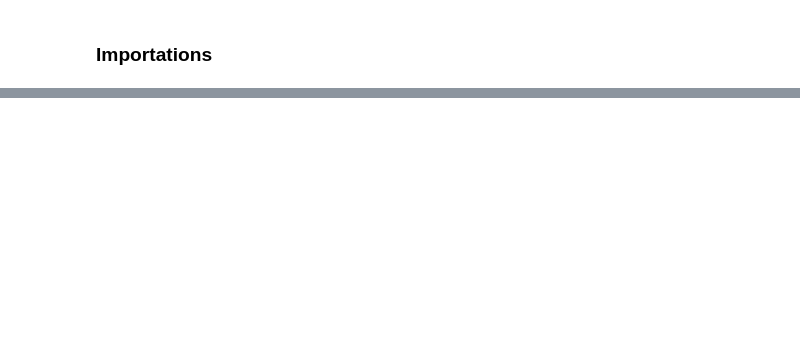
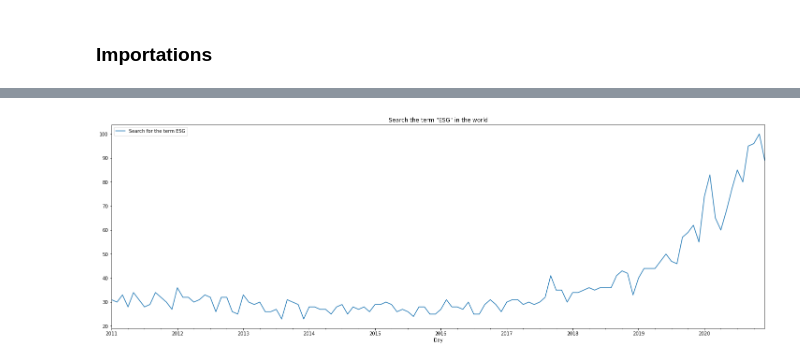
Before and after one commit to dioniramos/Graficos_post-ESG, a Jupyter notebook: ESG-Post_Medium.ipynb, the cells around one changed output, grey strips where cells are left out. Cells and saved outputs as stored; diff of their text form; code cells hidden in the pictures; blank space fills up the shorter version.

```diff
--- a/ESG-Post_Medium.ipynb
+++ b/ESG-Post_Medium.ipynb
@@ -215,0 +36,6 @@ plt.show()
+# %%
+trends_world.columns = ['Day', 'Search for the term ESG']
+trends_world['Day'] = pd.to_datetime(trends_world['Day'])
+trends_world['Search for the term ESG'] = trends_world[
+    'Search for the term ESG'].astype(float)
+trends_world.head()
@@ -215,0 +49,11 @@ plt.show()
+# %%
+# Generating chart
+trends_world.plot('Day',
+                  'Search for the term ESG',
+                  figsize=(25, 8),
+                  title='Search the term "ESG" in the world')
+
+plt.savefig('trends_world.png')
+plt.show()
+# %% [output]
+[figure, added]
```
Also changed, not shown: parts of 35 cells of this notebook.
